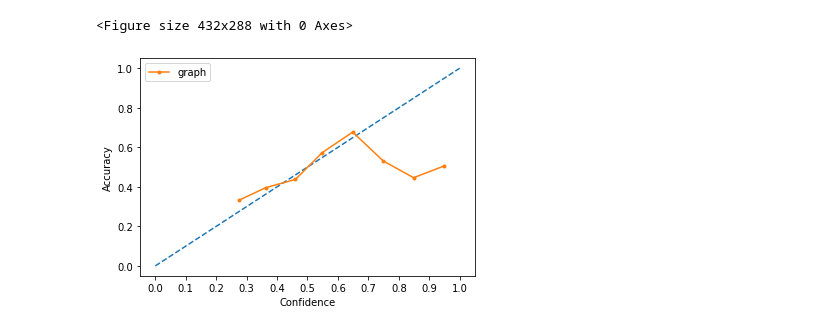
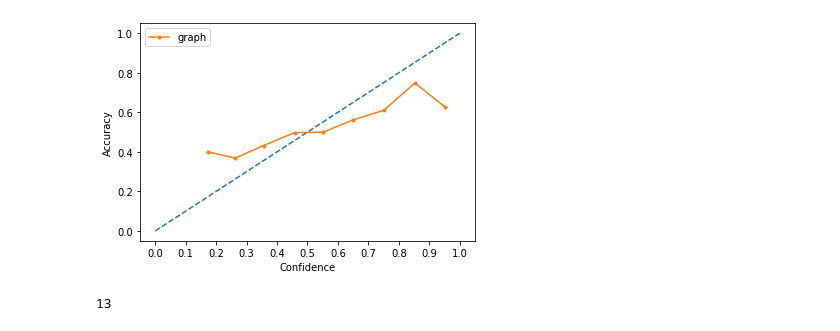
Before and after one commit to lalithjets/Domain-Generalization-for-Surgical-Scene-Graph, a Jupyter notebook: model_eval.ipynb, the cells around one changed output. Drawn from its saved outputs; the diff is of its cells as text; code cells hidden in the pictures.

```diff
--- a/model_eval.ipynb
+++ b/model_eval.ipynb
@@ -66,7 +66,7 @@ class CONFIGURATION(object):
                 self.G_E_c_std_factor  = 0.9      # 0.985 (LOG), 0.95 (gau)
                 self.G_E_c_epoch       = 20
                 self.G_E_c_kernel_size = 3
-                self.G_E_c_filter      = 'LOG' # 'gau', 'LOG'
+                self.G_E_c_filter      = 'gau' # 'gau', 'LOG'
 
                 # gnn edge function2 for language
                 self.G_E_L_S2 = [300*2, feature_size]
@@ -1021,11 +1021,24 @@ def seed_everything(seed=27):
     torch.backends.cudnn.deterministic = True
     torch.backends.cudnn.benchmark = False
 
+def calculate_cls_freq(dataloader, num_classes):
+    cls_freq = np.zeros((num_classes,1))
+    for data in dataloader:
+        edge_labels = data['edge_labels']
+        edge_labels = np.argmax(edge_labels.cpu().data.numpy(), axis=-1)
+        for i in edge_labels:
+            cls_freq[i] += 1
+    return cls_freq
 
-def evaluate(args, model, seq, device, dname, rdname, plot = False):
+def evaluate(args, data_const, model, seq, device, dname, rdname, plot = False):
     '''
 
     '''
+    train_dataset = SurgicalSceneDataset(seq_set = seq['train_seq'], data_dir = seq['data_dir'], \
+                            img_dir = seq['img_dir'], dset = seq['dset'], dataconst = data_const, \
+                            feature_extractor = args.feature_extractor, reduce_size = False)
+    train_dataloader = DataLoader(dataset=train_dataset, batch_size=args.batch_size, shuffle= True, \
+                            collate_fn=collate_fn)
 
     val_dataset = SurgicalSceneDataset(seq_set = seq['val_seq'], data_dir = seq['data_dir'], \
                             img_dir = seq['img_dir'], dset = seq['dset'], dataconst = data_const, \
@@ -1047,6 +1060,14 @@ def evaluate(args, model, seq, device, dname, rdname, plot = False):
     labels_list = []
     start_time = time.time()
 
+    if args.use_cda_t:
+        cls_freq = calculate_cls_freq(train_dataloader, len(data_const.action_classes))
+        cls_freq_log = torch.tensor(cls_freq).log()
+        cls_freq_log_norm = cls_freq_log/cls_freq_log.max()
+        temp = args.t_scale - (1-cls_freq_log_norm.view(-1))
+        print(temp)
+        temp = temp.to(device)
+
     for data in val_dataloader:
         train_data = data
         img_name = train_data['img_name']
@@ -1063,7 +1084,9 @@ def evaluate(args, model, seq, device, dname, rdname, plot = False):
 
         with torch.no_grad():
             outputs = model(node_num, features, spatial_feat, word2vec, roi_labels, validation=True)
+
             if args.use_t: outputs/args.t_scale
+            elif args.use_cda_t: outputs = outputs/temp
 
             logits_list.append(outputs)
             labels_list.append(edge_labels)
@@ -1160,6 +1212,6 @@ acc: 0.522696 map: 0.285436 loss: 13.734008, ece:0.164536, sce:0.037651, tace:0.
 # %%
-    for i in [70,80]:
-        pretrain_model = 'checkpoints/'+ver+'/'+ver+'/'+'epoch_train/checkpoint_D2F'+str(i)+'_epoch.pth'
+    for i in [250]:
+        pretrain_model = 'checkpoints/'+ver+'/'+ver+'/'+'epoch_train/checkpoint_D1'+str(i)+'_epoch.pth'
         checkpoints = torch.load(pretrain_model)
         model.load_state_dict(checkpoints['state_dict'])
 
@@ -1167,5 +1219,5 @@ acc: 0.522696 map: 0.285436 loss: 13.734008, ece:0.164536, sce:0.037651, tace:0.
         device = torch.device('cuda' if torch.cuda.is_available() else 'cpu')
         model.to(device)
 
-        evaluate(args, model,seq, device, "D12", str(i), plot=True)
+        evaluate(args, data_const, model,seq, device, "D12", str(i), plot=True)
 # %% [output]
@@ -1174,2 +1226,9 @@ acc: 0.522696 map: 0.285436 loss: 13.734008, ece:0.164536, sce:0.037651, tace:0.
-<Figure size 432x288 with 0 Axes>
-[figure, old version]
+[figure, new version]
+# %%
+action_classes = ( 'Idle', 'Grasping', 'Retraction', 'Tissue_Manipulation',
+                                'Tool_Manipulation', 'Cutting', 'Cauterization',
+                                'Suction', 'Looping', 'Suturing', 'Clipping', 'Staple',
+                                'Ultrasound_Sensing')
+len(action_classes)
+# %% [output]
+13
```
Also changed, not shown: parts of 2 cells of this notebook, 14 other files.
